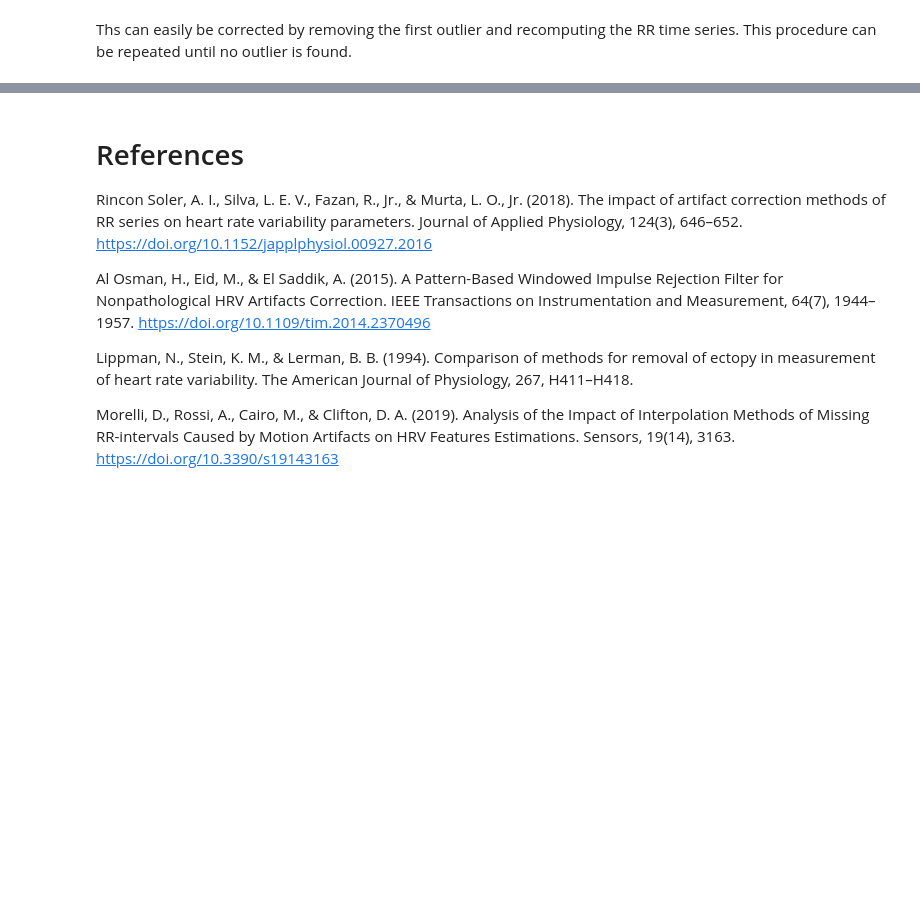
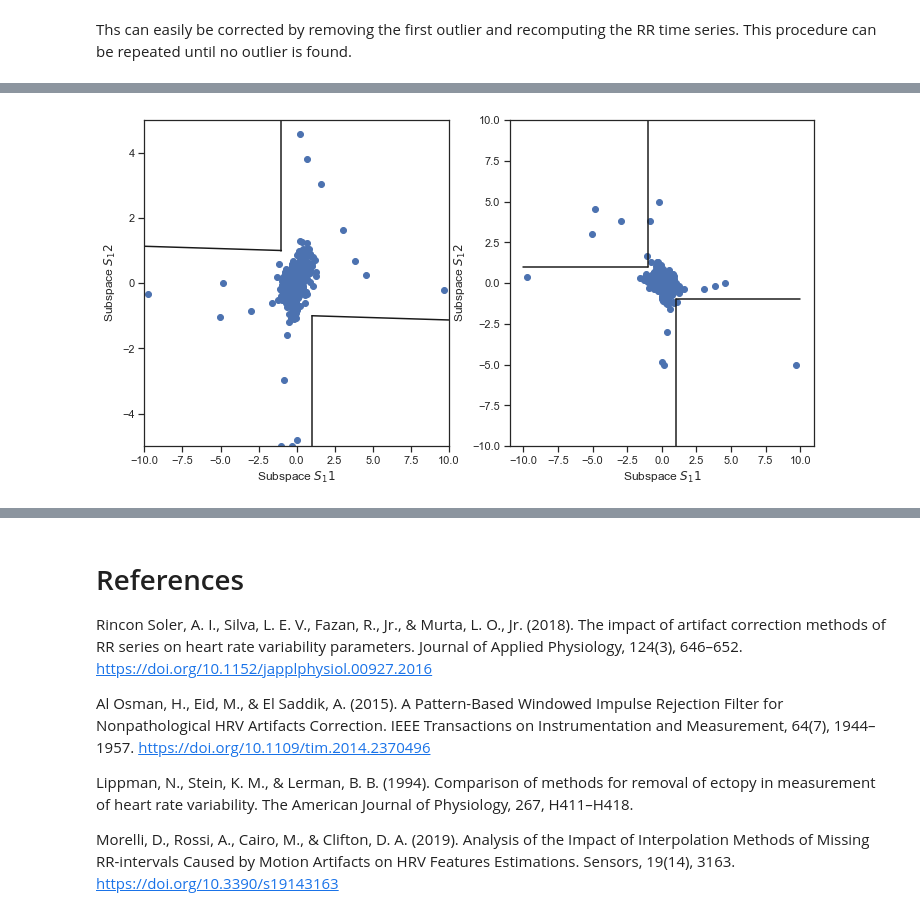
Before and after one commit to embodied-computation-group/systole, a Jupyter notebook: notebooks/ArtifactCorrection.ipynb, the cells around one changed output, grey strips where cells are left out. Cells and saved outputs as stored; diff of their text form; code cells hidden in the pictures; blank space fills up the shorter version.

Commit message:
Add detection.hrv_subspaces

```diff
--- a/notebooks/ArtifactCorrection.ipynb
+++ b/notebooks/ArtifactCorrection.ipynb
@@ -182,15 +66,0 @@ signal, peaks = oxi_peaks(oxi)
-# %%
-stats = time_domain(np.diff(np.where(peaks)[0]))
-# %%
-rms = []
-for i in range(100):
-    noisy_peaks = peaks.copy()
-
-    # Add extra beats (n=1)
-    idx = np.random.choice(np.where(noisy_peaks==1)[0][2:-2], size=1)
-    noisy_peaks[idx] = 0
-
-    # Apply artifact correction
-    clean_peaks, per = artifact_removal(noisy_peaks)
-    stats = time_domain(np.diff(np.where(clean_peaks)[0]))
-    rms.append(stats.Values[stats.Metric=='RMSSD'].iloc[0])
@@ -231,0 +227,5 @@ plt.plot(np.diff(np.where(peaks)[0]), 'bo')
+# %%
+sp1, sp2, sp3 = hrv_subspaces(np.diff(np.where(peaks)[0]))
+plot_subspaces(sp1, sp2, sp3)
+# %% [output]
+[figure, added]
```
Also changed, not shown: parts of 46 cells of this notebook, 3 other files.
